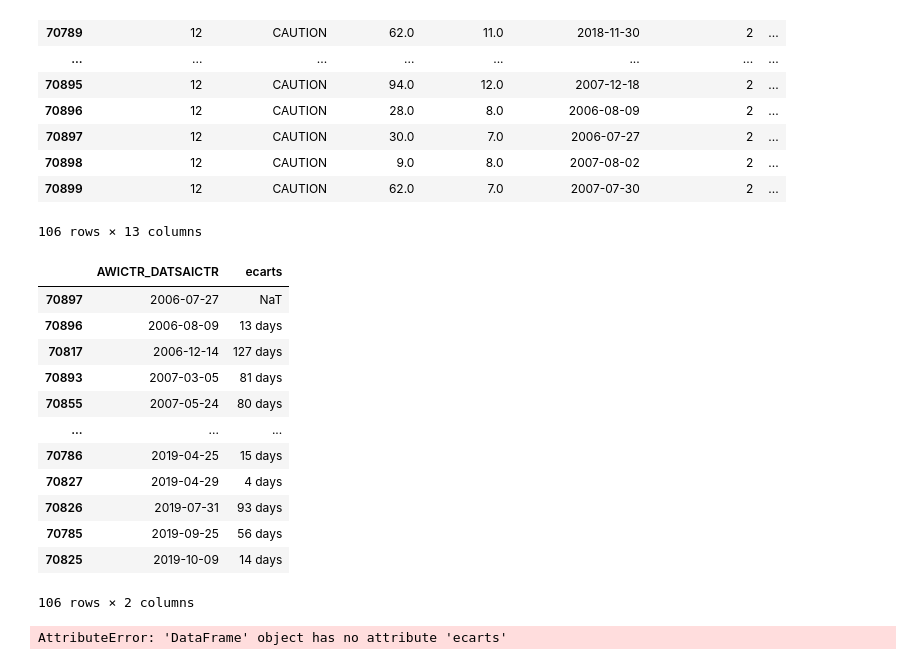
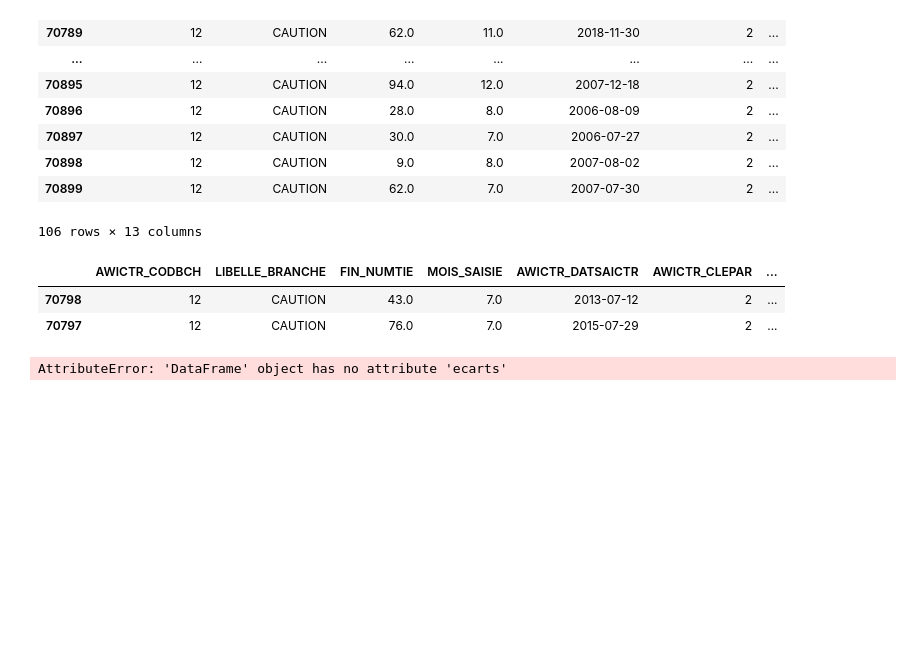
Before and after one commit to oh-ce-cours/pyt-novembre-2026, a Jupyter notebook: tape_en_cours/Untitled.ipynb, the cells around one changed output. Drawn from its saved outputs; the diff is of its cells as text; code cells hidden in the pictures; blank space fills up the shorter version.

```diff
--- a/tape_en_cours/Untitled.ipynb
+++ b/tape_en_cours/Untitled.ipynb
@@ -111,24 +111,17 @@ Length: 1, dtype: str
 # %%
 #group = group.AWICTR_DATSAICTR.sort_values()
 #group.ecarts = group.AWICTR_DATSAICTR.shift(periods=-1)- group.AWICTR_DATSAICTR
 #max(group.ecarts)
 group = group.sort_values(by="AWICTR_DATSAICTR")
 group["ecarts"] = group.AWICTR_DATSAICTR  - group.AWICTR_DATSAICTR.shift(periods=1)
 #group[["AWICTR_DATSAICTR", "ecarts"]]
+group[group.ecarts == group.ecarts.max()]
+
+group.loc[[70798, 70797]]
 # %% [output]
-|  | AWICTR_DATSAICTR | ecarts |
-| 70897 | 2006-07-27 | NaT |
-| 70896 | 2006-08-09 | 13 days |
-| 70817 | 2006-12-14 | 127 days |
-| 70893 | 2007-03-05 | 81 days |
-| 70855 | 2007-05-24 | 80 days |
-| ... | ... | ... |
-| 70786 | 2019-04-25 | 15 days |
-| 70827 | 2019-04-29 | 4 days |
-| 70826 | 2019-07-31 | 93 days |
-| 70785 | 2019-09-25 | 56 days |
-| 70825 | 2019-10-09 | 14 days |
+|  | AWICTR_CODBCH | LIBELLE_BRANCHE | FIN_NUMTIE | MOIS_SAISIE | AWICTR_DATSAICTR | AWICTR_CLEPAR | ... |
+| 70798 | 12 | CAUTION | 43.0 | 7.0 | 2013-07-12 | 2 | ... |
+| 70797 | 12 | CAUTION | 76.0 | 7.0 | 2015-07-29 | 2 | ... |
-106 rows × 2 columns
 # %%
 group[group.ecarts == max(ecarts)]
 # %% [output]
```
